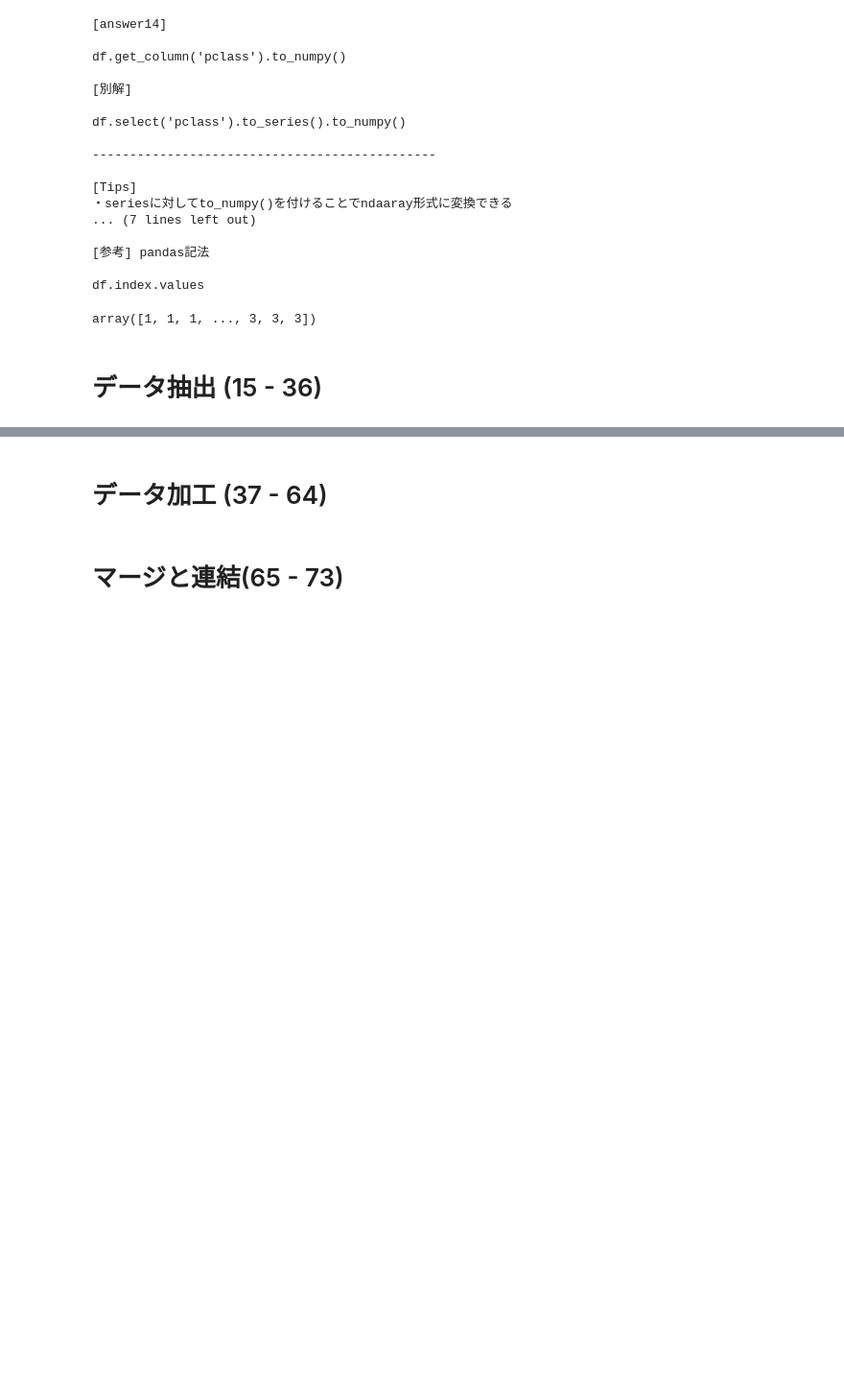
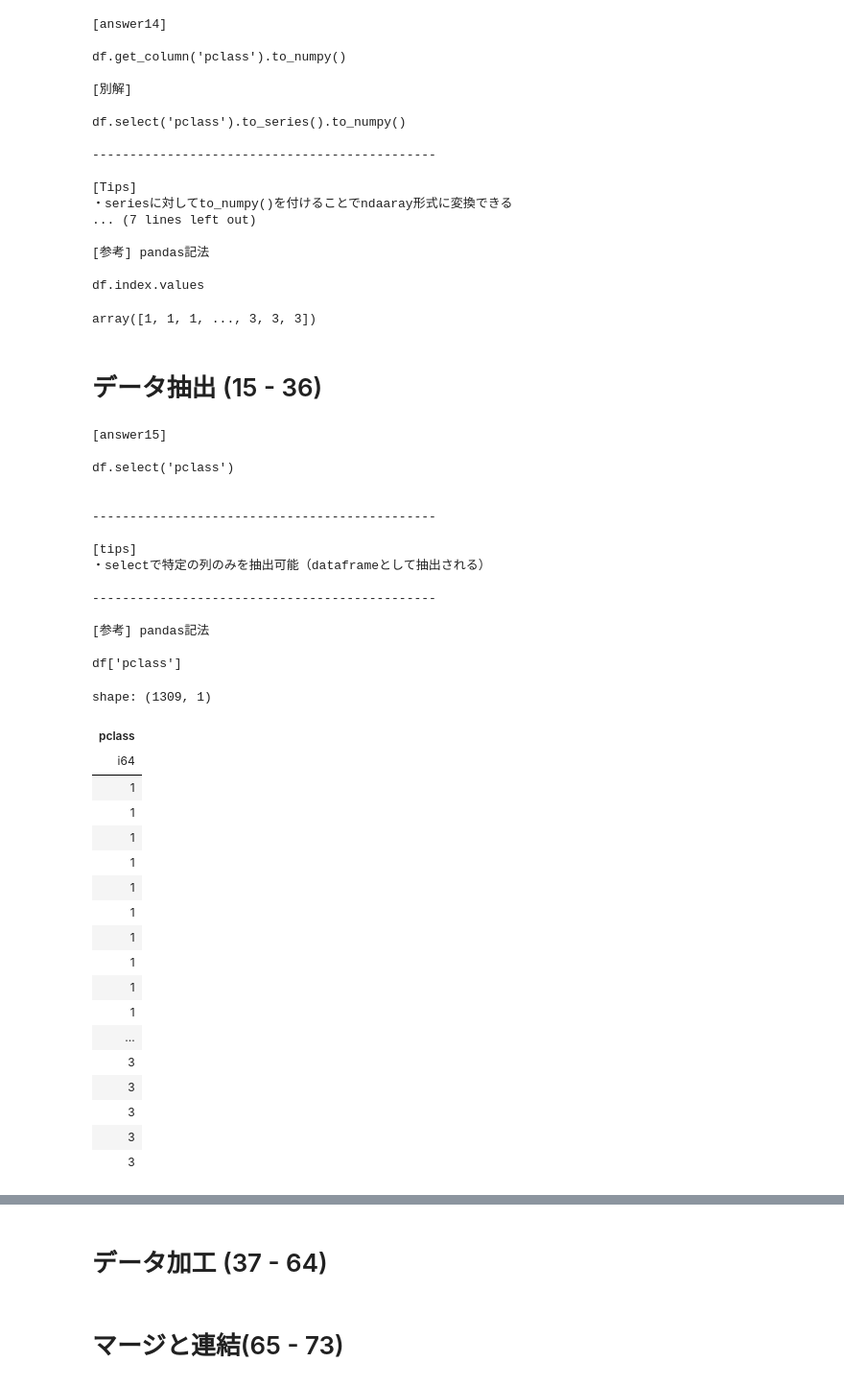
Before and after one commit to yamagatafairy/Polars_100_knocks, a Jupyter notebook: 01_Polars_100_Knocks_for_colab.ipynb, the cells around one changed output, grey strips where cells are left out. Shown: that part at 96% size. Drawn from its saved outputs; the diff is of its cells as text; code cells hidden in the pictures; blank space fills up the shorter version.

```diff
--- a/01_Polars_100_Knocks_for_colab.ipynb
+++ b/01_Polars_100_Knocks_for_colab.ipynb
@@ -510,8 +510,44 @@ array([1, 1, 1, ..., 3, 3, 3])
 # %%
 # 【15】
 # selectを使ってdfのpclass列のみ表示
-#print(ans[15]) #解答表示
+print(ans[15]) #解答表示
 df = initialize1() #初期化
+df.select('pclass')
+# %% [output]
+[answer15]
+
+df.select('pclass')
+
+
+----------------------------------------------
+
+[tips]
+・selectで特定の列のみを抽出可能（dataframeとして抽出される）
+
+----------------------------------------------
+
+[参考] pandas記法
+
+df['pclass']
+shape: (1309, 1)
+| pclass |
+| i64 |
+| 1 |
+| 1 |
+| 1 |
+| 1 |
+| 1 |
+| 1 |
+| 1 |
+| 1 |
+| 1 |
+| 1 |
+| ... |
+| 3 |
+| 3 |
+| 3 |
+| 3 |
+| 3 |
 # %%
 # 【16】
 # get_columnを用いてdfのpclass列のみ表示
```
Also changed, not shown: parts of 5 cells of this notebook.
